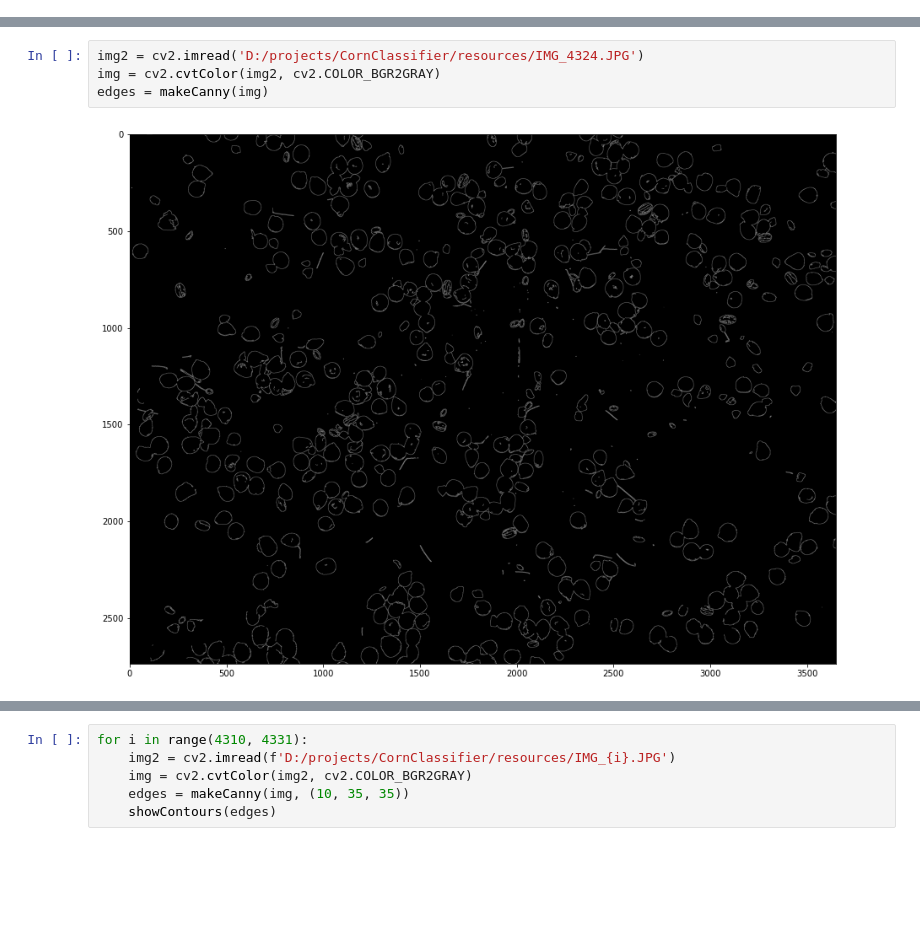
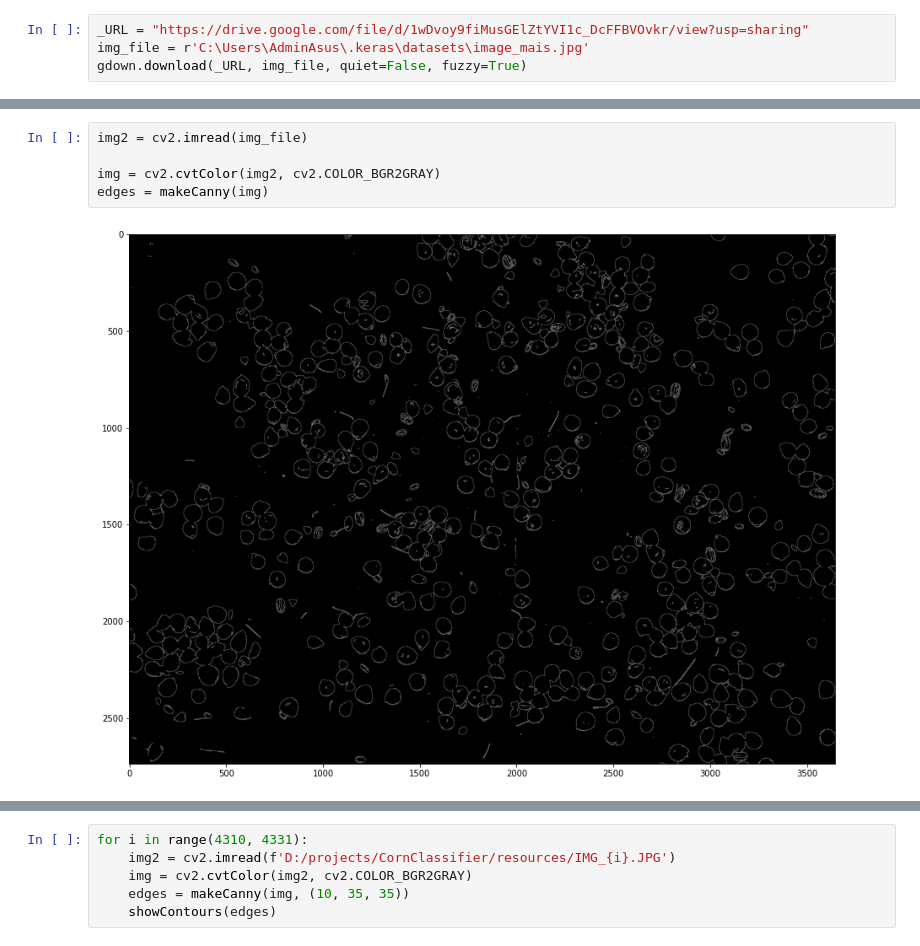
Before and after one commit to AlexanderPidodnya/MaisRecognition, a Jupyter notebook: Task1.ipynb, the cells around one changed output, grey strips where cells are left out. Saved outputs shown, nothing was run; the diff lists cells and outputs as text; blank space fills up the shorter version.

```diff
--- a/Task1.ipynb
+++ b/Task1.ipynb
@@ -5,0 +36,4 @@ import numpy as np
+# %%
+_URL = "https://drive.google.com/file/d/1wDvoy9fiMusGElZtYVI1c_DcFFBVOvkr/view?usp=sharing"
+img_file = r'C:\Users\AdminAsus\.keras\datasets\image_mais.jpg'
+gdown.download(_URL, img_file, quiet=False, fuzzy=True)
@@ -29,11 +77,12 @@ def showContours(edges):
     print(f'number of counters: {count_of_contours}')
     plt.imshow(cv2.cvtColor(img_2, cv2.COLOR_BGR2RGB))
 # %%
-img2 = cv2.imread('D:/projects/CornClassifier/resources/IMG_4324.JPG')
+img2 = cv2.imread(img_file)
+
 img = cv2.cvtColor(img2, cv2.COLOR_BGR2GRAY)
 edges = makeCanny(img)
 # %% [output]
-[figure, old version]
+[figure, new version]
 # %%
 showContours(edges)
 # %% [output]
```
Also changed, not shown: parts of 6 cells of this notebook, 2 other files.
